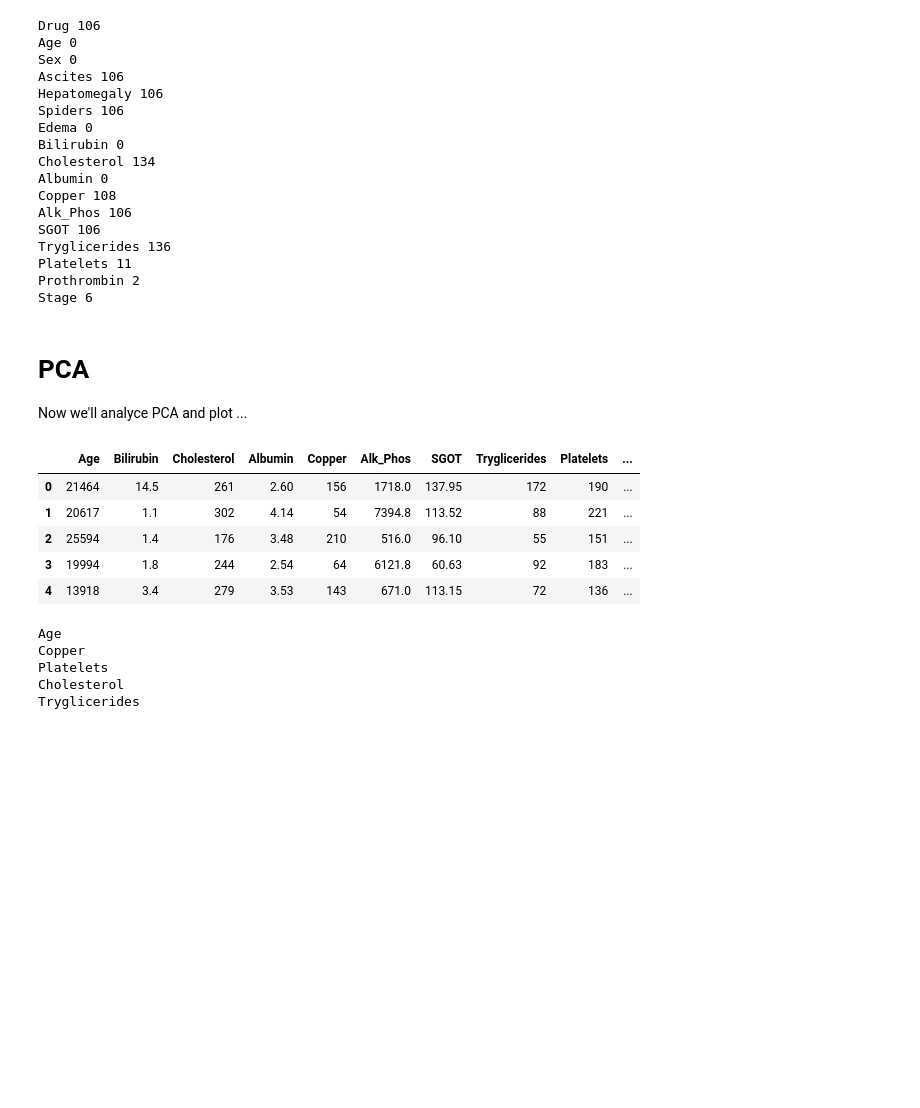
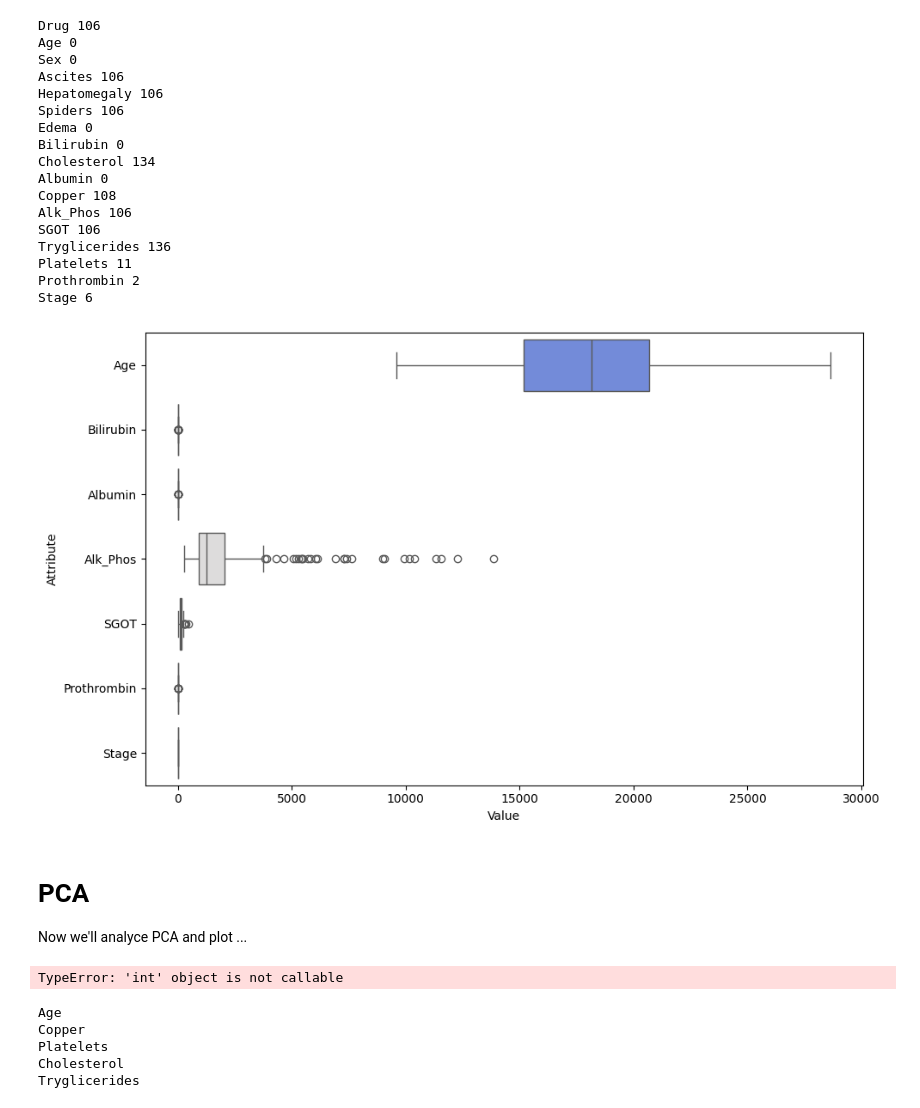
Before and after one commit to OBaldris/IntroML-Project, a Jupyter notebook: PCA.ipynb, the cells around one changed output. Cells and saved outputs as stored; diff of their text form; code cells hidden in the pictures; blank space fills up the shorter version.

Commit message:
added box plot

```diff
--- a/PCA.ipynb
+++ b/PCA.ipynb
@@ -71,6 +71,35 @@ Tryglicerides 136
 Platelets 11
 Prothrombin 2
 Stage 6
+# %%
+import seaborn as sns
+import matplotlib.pyplot as plt
+
+data.drop(['Drug', 'Sex', 'Ascites', 'Hepatomegaly', 'Spiders', 'Edema'], axis=1, inplace=True)
+
+# Remove 'Cholesterol' and 'Tryglicerides' columns from data
+#data.drop(['Cholesterol', 'Tryglicerides'], axis=1, inplace=True)
+
+# Remove rows with 'NaNN' values from the remaining columns
+data = data.dropna()
+
+
+
+df = pd.DataFrame(data)
+
+# Create a horizontal boxplot using seaborn
+plt.figure(figsize=(10, 6))
+sns.boxplot(data=df, orient='h', palette='coolwarm')
+
+# Adding labels
+plt.xlabel("Value")
+plt.ylabel("Attribute")
+
+# Show plot
+plt.tight_layout()
+plt.show()
+# %% [output]
+[figure, added]
 # %% [markdown]
 # PCA
 
@@ -83,17 +112,8 @@ data.drop(['Drug', 'Sex', 'Ascites', 'Hepatomegaly', 'Spiders', 'Edema'], axis=1
 
 # Remove rows with 'NaNN' values from the remaining columns
 data = data.dropna()
-
-
-
-data.head()
 # %% [output]
-|  | Age | Bilirubin | Cholesterol | Albumin | Copper | Alk_Phos | SGOT | Tryglicerides | Platelets | ... |
-| 0 | 21464 | 14.5 | 261 | 2.60 | 156 | 1718.0 | 137.95 | 172 | 190 | ... |
-| 1 | 20617 | 1.1 | 302 | 4.14 | 54 | 7394.8 | 113.52 | 88 | 221 | ... |
-| 2 | 25594 | 1.4 | 176 | 3.48 | 210 | 516.0 | 96.10 | 55 | 151 | ... |
-| 3 | 19994 | 1.8 | 244 | 2.54 | 64 | 6121.8 | 60.63 | 92 | 183 | ... |
-| 4 | 13918 | 3.4 | 279 | 3.53 | 143 | 671.0 | 113.15 | 72 | 136 | ... |
+TypeError: 'int' object is not callable
 # %%
 #convert all data to integers
 
```
Also changed, not shown: 1 other file.
